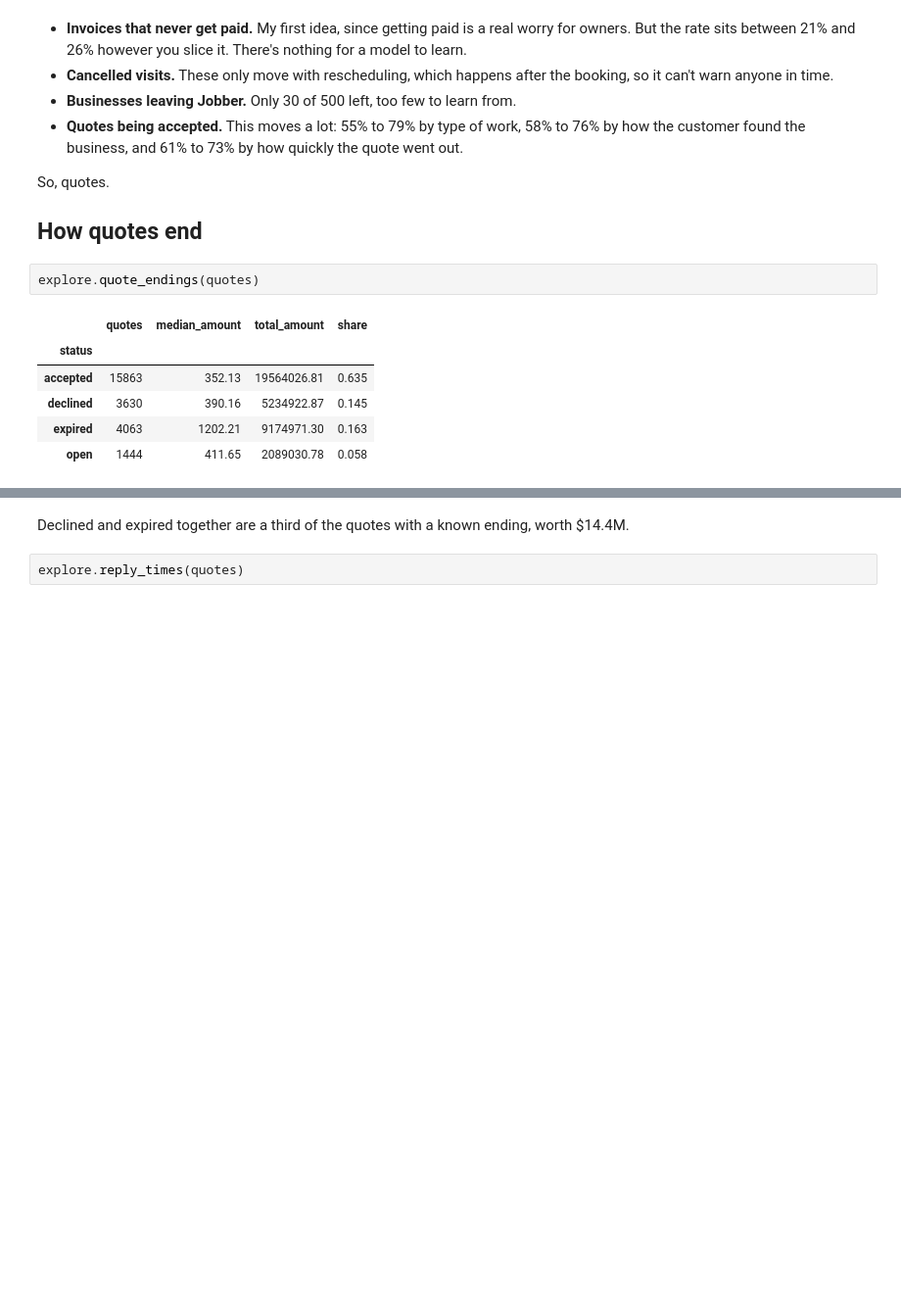
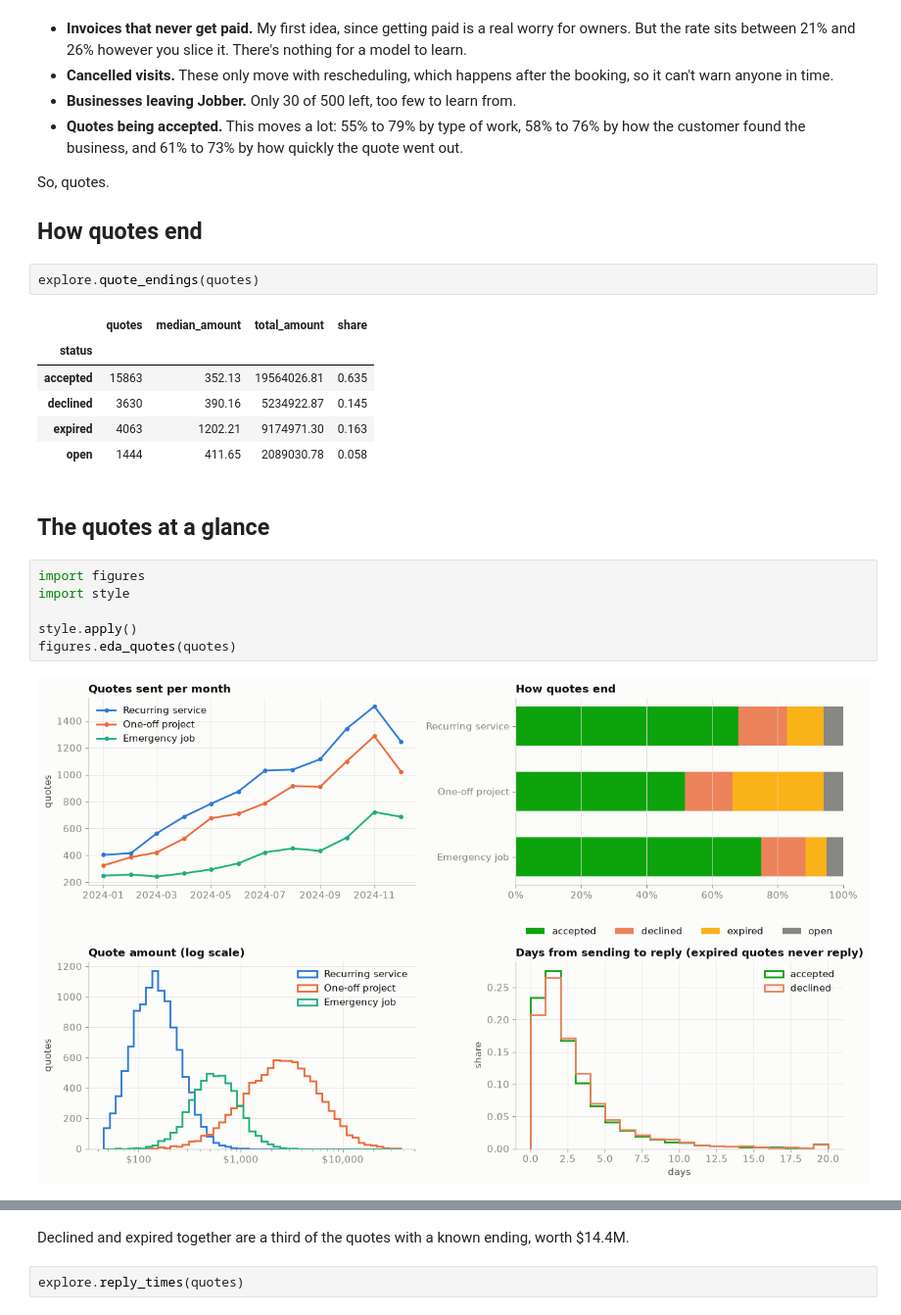
Before and after one commit to saman-rahbar/quote-followup, a Jupyter notebook: notebooks/02_where_the_signal_is.ipynb, the cells around one changed output, grey strips where cells are left out. Shown at 98% size. Cells and saved outputs as stored; diff of their text form; blank space fills up the shorter version.

```diff
--- a/notebooks/02_where_the_signal_is.ipynb
+++ b/notebooks/02_where_the_signal_is.ipynb
@@ -63,3 +63,13 @@ explore.quote_endings(quotes)
 | declined | 3630 | 390.16 | 5234922.87 | 0.145 |
 | expired | 4063 | 1202.21 | 9174971.30 | 0.163 |
 | open | 1444 | 411.65 | 2089030.78 | 0.058 |
+# %% [markdown]
+## The quotes at a glance
+# %%
+import figures
+import style
+
+style.apply()
+figures.eda_quotes(quotes)
+# %% [output]
+[figure, added]
```
Also changed, not shown: parts of 6 cells of this notebook, 8 other files.
